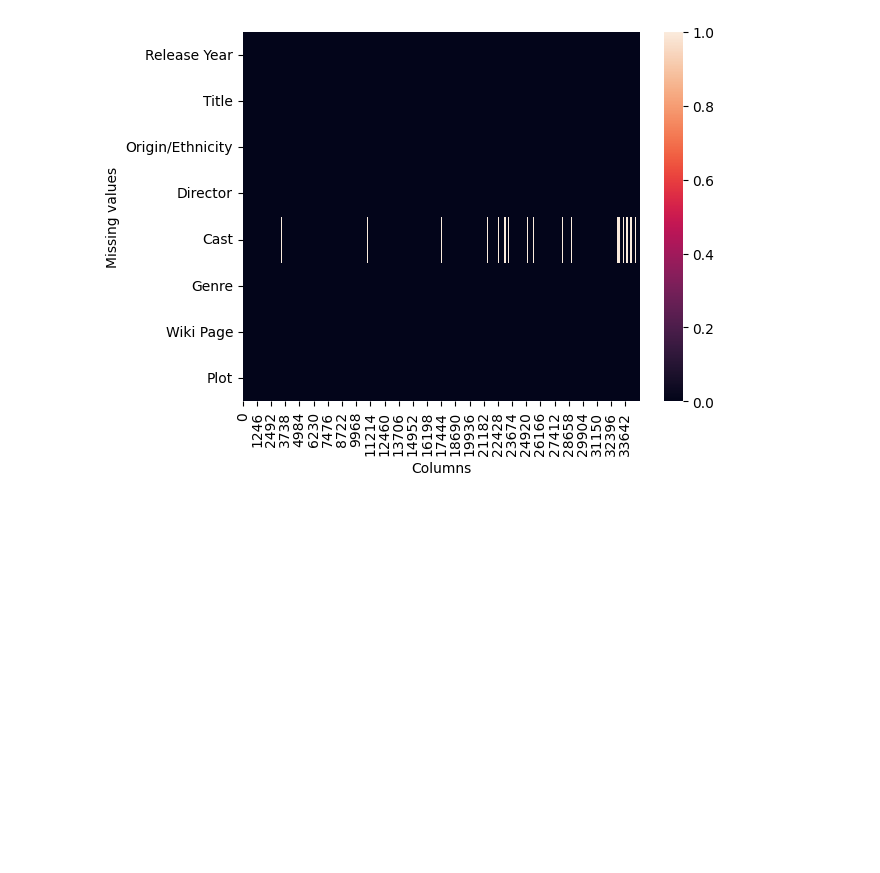
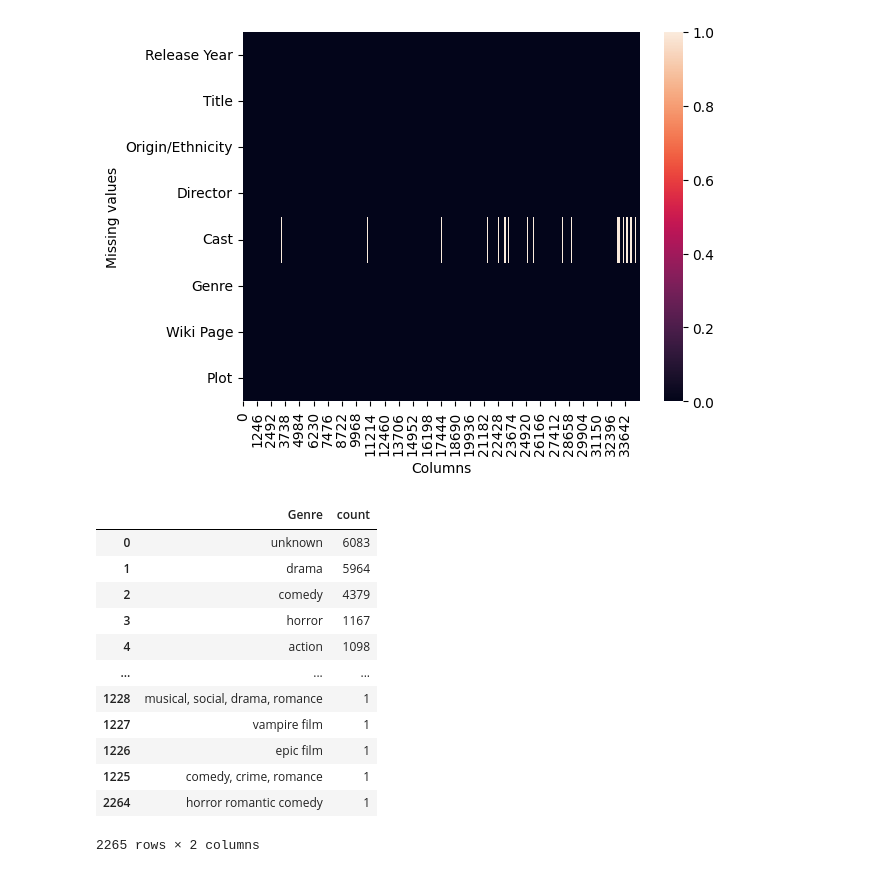
Before and after one commit to batuhantug/movie-recommender, a Jupyter notebook: data-exploration.ipynb, the cells around one changed output. Saved outputs shown, nothing was run; the diff lists cells and outputs as text; code cells hidden in the pictures; blank space fills up the shorter version.

Commit message:
Update execution counts in data exploration notebook and add data cleaning step

```diff
--- a/data-exploration.ipynb
+++ b/data-exploration.ipynb
@@ -51,3 +51,19 @@ plt.ylabel("Missing values")
 plt.show()
 # %% [output]
 [figure]
+# %%
+movies["Genre"].value_counts().reset_index().sort_values("count", ascending=False)
+# %% [output]
+|  | Genre | count |
+| 0 | unknown | 6083 |
+| 1 | drama | 5964 |
+| 2 | comedy | 4379 |
+| 3 | horror | 1167 |
+| 4 | action | 1098 |
+| ... | ... | ... |
+| 1228 | musical, social, drama, romance | 1 |
+| 1227 | vampire film | 1 |
+| 1226 | epic film | 1 |
+| 1225 | comedy, crime, romance | 1 |
+| 2264 | horror romantic comedy | 1 |
+2265 rows × 2 columns
```
Also changed, not shown: parts of 6 cells of this notebook.
